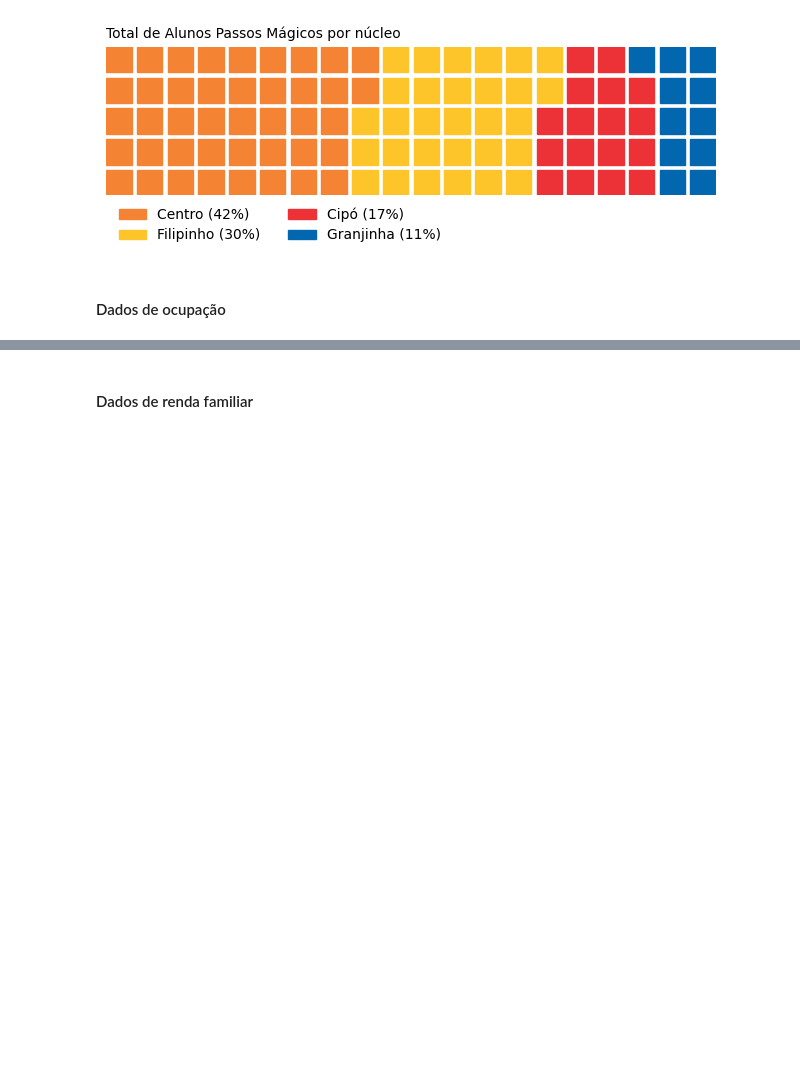
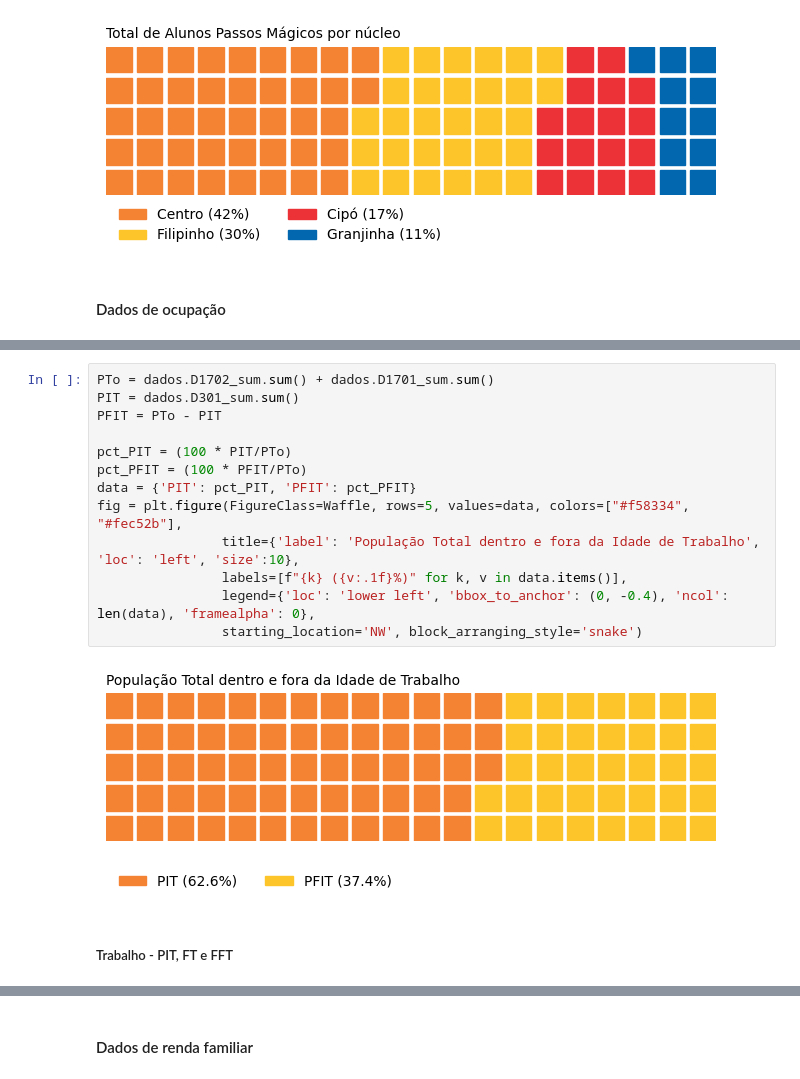
Before and after one commit to afonsosr2/datathon-grupo51, a Jupyter notebook: notebooks/PSE_2020.ipynb, the cells around one changed output, grey strips where cells are left out. Saved outputs shown, nothing was run; the diff lists cells and outputs as text; blank space fills up the shorter version.

Commit message:
atualizando tab de trabalho da pse2020

```diff
--- a/notebooks/PSE_2020.ipynb
+++ b/notebooks/PSE_2020.ipynb
@@ -416,0 +435,17 @@ df_pm_ocupacao.head(3)
+# %%
+PTo = dados.D1702_sum.sum() + dados.D1701_sum.sum()
+PIT = dados.D301_sum.sum()
+PFIT = PTo - PIT
+
+pct_PIT = (100 * PIT/PTo)
+pct_PFIT = (100 * PFIT/PTo)
+data = {'PIT': pct_PIT, 'PFIT': pct_PFIT}
+fig = plt.figure(FigureClass=Waffle, rows=5, values=data, colors=["#f58334", "#fec52b"],
+                title={'label': 'População Total dentro e fora da Idade de Trabalho', 'loc': 'left', 'size':10},
+                labels=[f"{k} ({v:.1f}%)" for k, v in data.items()],
+                legend={'loc': 'lower left', 'bbox_to_anchor': (0, -0.4), 'ncol': len(data), 'framealpha': 0},
+                starting_location='NW', block_arranging_style='snake')
+# %% [output]
+[figure, added]
+# %% [markdown]
+##### Trabalho - PIT, FT e FFT
```
Also changed, not shown: parts of 25 cells of this notebook, 5 other files.
